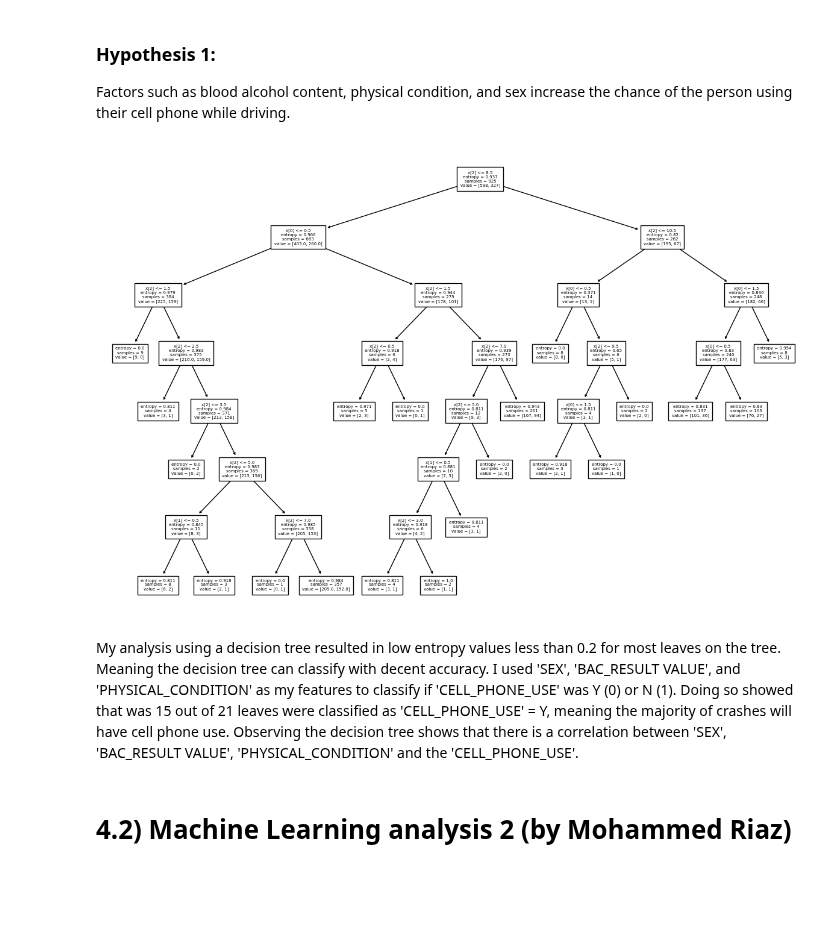
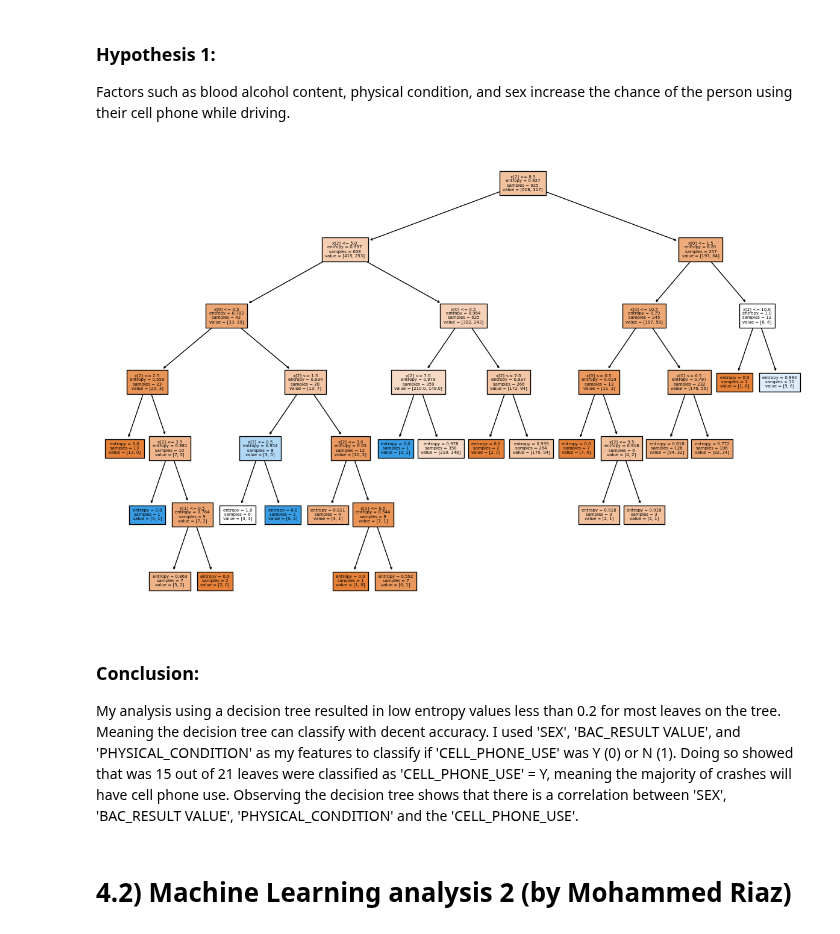
Before and after one commit to jweis4/CS-418-Traffic-Accidents-Analysis-Project, a Jupyter notebook: src/CS-418-Group-16.ipynb, the cells around one changed output. Drawn from its saved outputs; the diff is of its cells as text; code cells hidden in the pictures; blank space fills up the shorter version.

Commit message:
Updated decision tree colors

```diff
--- a/src/CS-418-Group-16.ipynb
+++ b/src/CS-418-Group-16.ipynb
@@ -748,36 +748,37 @@ cleaned_df.loc[cleaned_df['BAC_RESULT VALUE'] < 0.08, 'BAC_RESULT VALUE'] = 0
 cleaned_df.loc[cleaned_df['BAC_RESULT VALUE'] >= 0.08, 'BAC_RESULT VALUE'] = 1
 cleaned_df.loc[:, 'BAC_RESULT VALUE'] = cleaned_df['BAC_RESULT VALUE'].fillna(0)
 cleaned_df = cleaned_df.dropna()
 
 conditions = ['EMOTIONAL','FATIGUED/ASLEEP','HAD BEEN DRINKING','ILLNESS/FAINTED',
             'IMPAIRED - ALCOHOL','IMPAIRED - ALCOHOL AND DRUGS','IMPAIRED - DRUGS',
             'MEDICATED','NORMAL','OTHER','REMOVED BY EMS','UNKNOWN']
 i = 0
 for option in conditions:
     cleaned_df.loc[cleaned_df['PHYSICAL_CONDITION'] == option, 'PHYSICAL_CONDITION'] = i
     i += 1
 
 cleaned_df.loc[cleaned_df['CELL_PHONE_USE'] == 'Y', 'CELL_PHONE_USE'] = 0
 cleaned_df.loc[cleaned_df['CELL_PHONE_USE'] == 'N', 'CELL_PHONE_USE'] = 1
 
 cleaned_df.loc[cleaned_df['SEX'] == 'M', 'SEX'] = 0
 cleaned_df.loc[cleaned_df['SEX'] == 'F', 'SEX'] = 1
 cleaned_df.loc[cleaned_df['SEX'] == 'X', 'SEX'] = 2
 
 x = cleaned_df.loc[:, features].astype(int)
 y = cleaned_df[value].astype(int)
 
 x_train, x_test, y_train, y_test = train_test_split(x, y, test_size=0.2)
 
 classifier = tree.DecisionTreeClassifier(criterion='entropy')
 classifier = classifier.fit(x_train, y_train)
 fig = plt.figure(figsize=(15,10))
 
-tree.plot_tree(classifier, fontsize=5)
+tree.plot_tree(classifier, fontsize=5, filled=True)
 del people_df
 # %% [output]
-[figure, old version]
+[figure, new version]
 # %% [markdown]
+### Conclusion:
 My analysis using a decision tree resulted in low entropy values less than 0.2 for most leaves on the tree. Meaning the decision tree can classify with decent accuracy. I used 'SEX', 'BAC_RESULT VALUE', and 'PHYSICAL_CONDITION' as my features to classify if 'CELL_PHONE_USE' was Y (0) or N (1). Doing so showed that was 15 out of 21 leaves were classified as 'CELL_PHONE_USE' = Y, meaning the majority of crashes will have cell phone use. Observing the decision tree shows that there is a correlation between 'SEX', 'BAC_RESULT VALUE', 'PHYSICAL_CONDITION' and the 'CELL_PHONE_USE'.
 # %% [markdown]
 # **4.2) Machine Learning analysis 2 (by Mohammed Riaz)**
```
